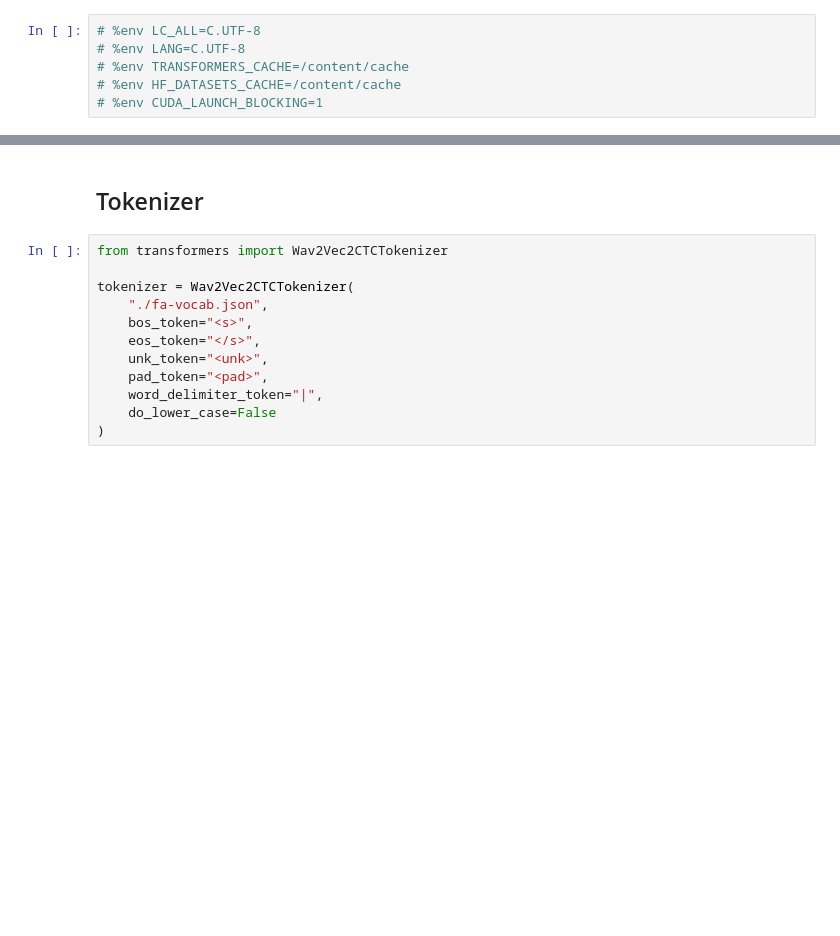
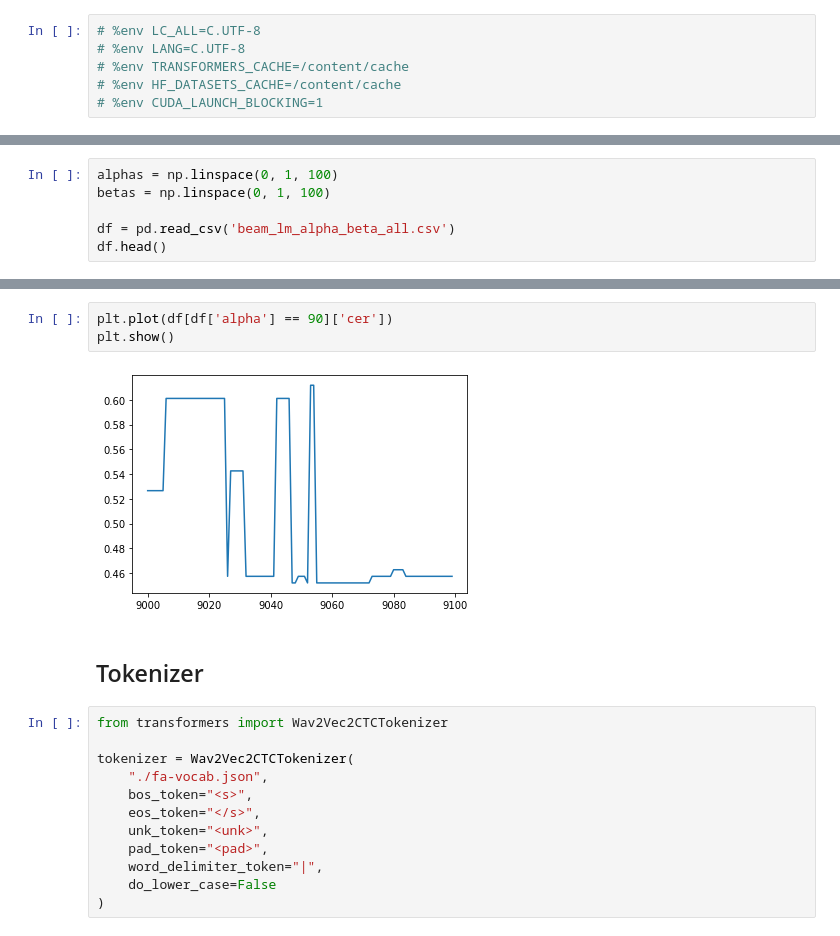
Before and after one commit to zlab-foss/Wav2Vec2-XLSR-Finetune, a Jupyter notebook: finetune.ipynb, the cells around one changed output, grey strips where cells are left out. Saved outputs shown, nothing was run; the diff lists cells and outputs as text; blank space fills up the shorter version.

Commit message:
beam decoder with kenlm

```diff
--- a/finetune.ipynb
+++ b/finetune.ipynb
@@ -22,3 +23,9 @@ seed_everything(42)
 # %% [output]
 Global seed set to 42
 42
+# %%
+alphas = np.linspace(0, 1, 100)
+betas = np.linspace(0, 1, 100)
+
+df = pd.read_csv('beam_lm_alpha_beta_all.csv')
+df.head()
@@ -25,3 +39,8 @@ Global seed set to 42
+# %%
+plt.plot(df[df['alpha'] == 90]['cer'])
+plt.show()
+# %% [output]
+[figure, added]
 # %% [markdown]
 ## Tokenizer
 # %%
```
Also changed, not shown: parts of 4 cells of this notebook, 18 other files.
